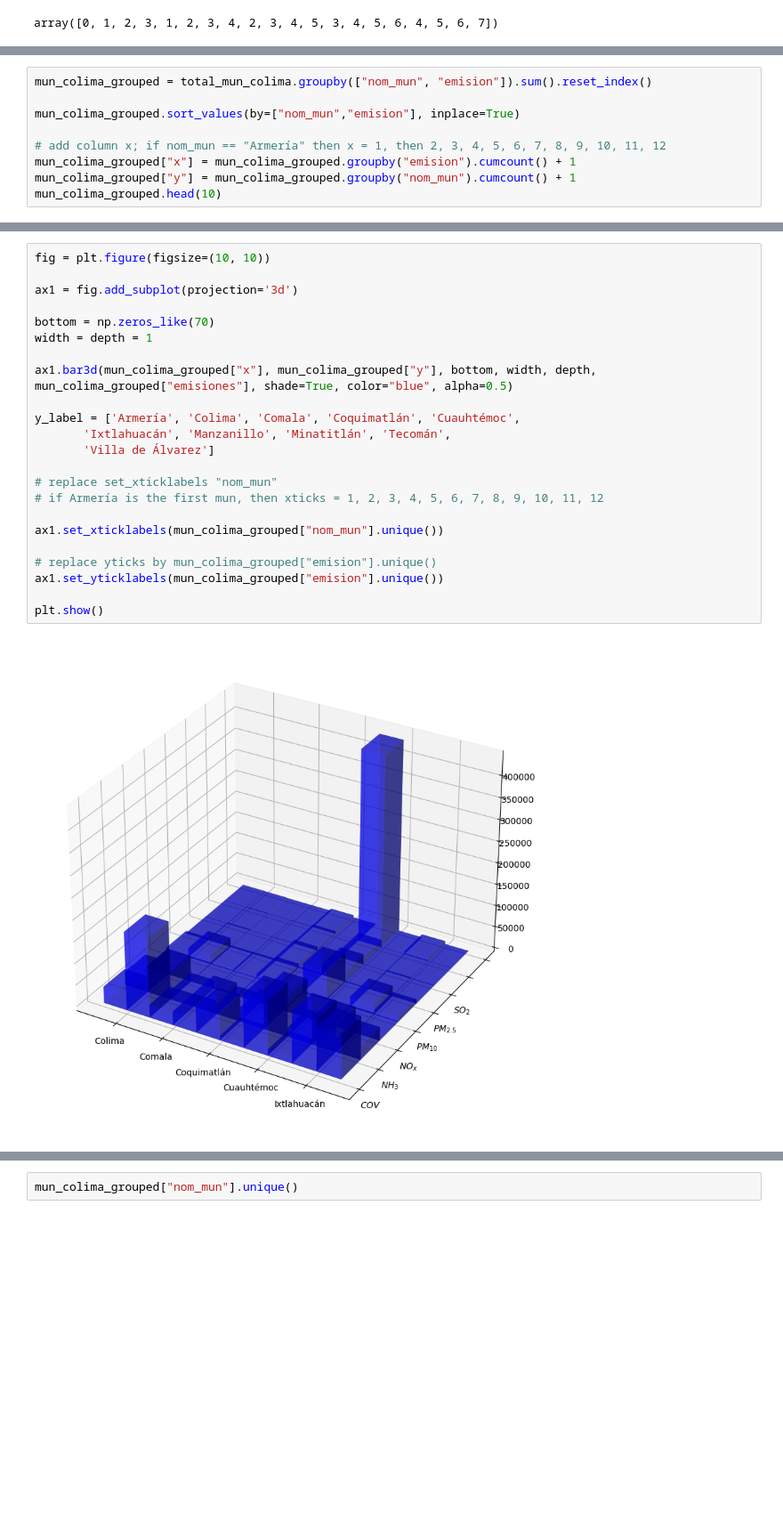
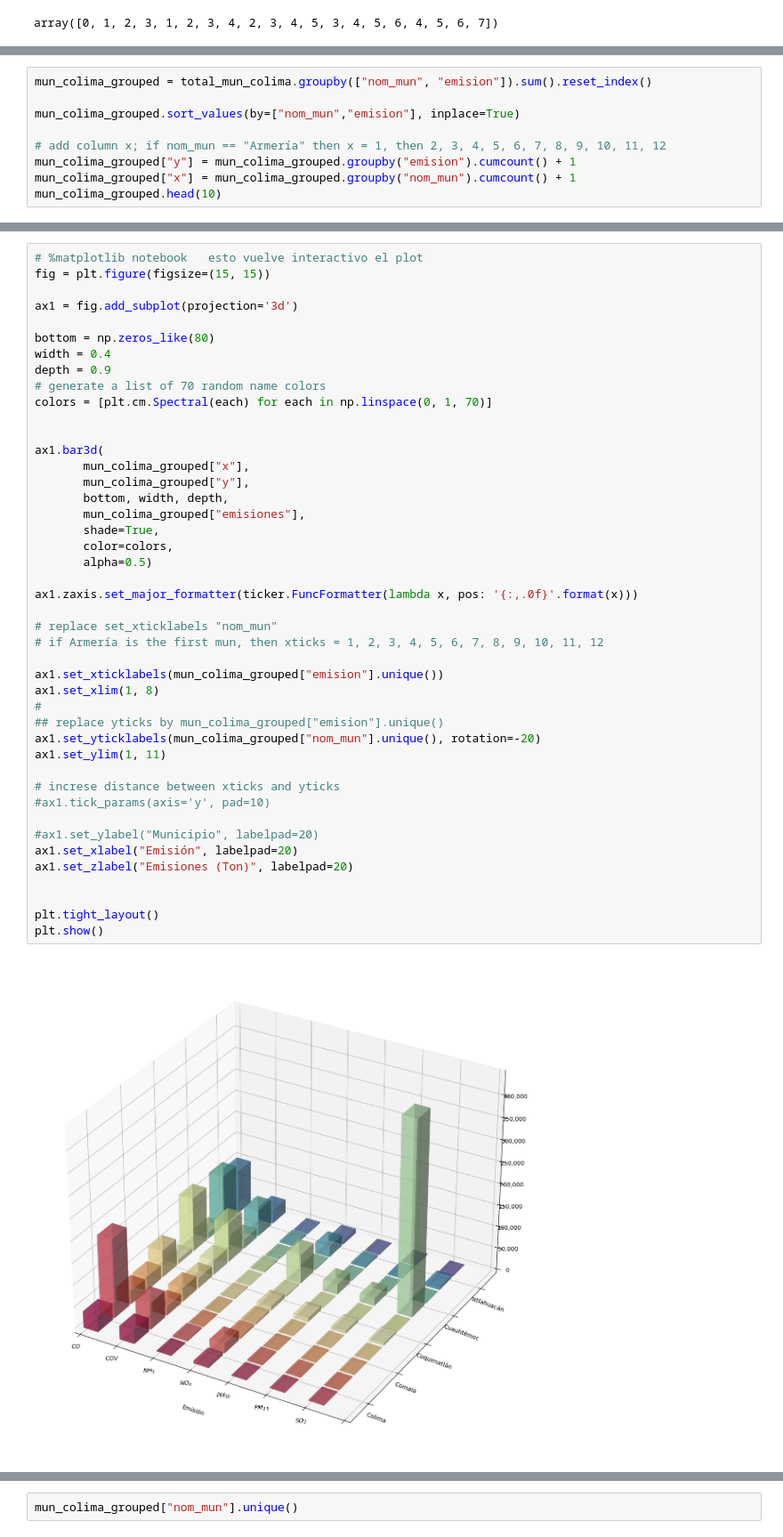
Before and after one commit to pcorner10/pronaces_analisis, a Jupyter notebook: INEM.ipynb, the cells around one changed output, grey strips where cells are left out. Shown at 89% size. Drawn from its saved outputs; the diff is of its cells as text; blank space fills up the shorter version.

```diff
--- a/INEM.ipynb
+++ b/INEM.ipynb
@@ -669,7 +672,7 @@ mun_colima_grouped = total_mun_colima.groupby(["nom_mun", "emision"]).sum().rese
 mun_colima_grouped.sort_values(by=["nom_mun","emision"], inplace=True)
 
 # add column x; if nom_mun == "Armería" then x = 1, then 2, 3, 4, 5, 6, 7, 8, 9, 10, 11, 12
-mun_colima_grouped["x"] = mun_colima_grouped.groupby("emision").cumcount() + 1
-mun_colima_grouped["y"] = mun_colima_grouped.groupby("nom_mun").cumcount() + 1
+mun_colima_grouped["y"] = mun_colima_grouped.groupby("emision").cumcount() + 1
+mun_colima_grouped["x"] = mun_colima_grouped.groupby("nom_mun").cumcount() + 1
 mun_colima_grouped.head(10)
 # %% [output]
@@ -687,25 +706,46 @@ mun_colima_grouped.head(10)
 # %%
-fig = plt.figure(figsize=(10, 10))
+# %matplotlib notebook   esto vuelve interactivo el plot
+fig = plt.figure(figsize=(15, 15))
 
 ax1 = fig.add_subplot(projection='3d')
 
-bottom = np.zeros_like(70)
-width = depth = 1
+bottom = np.zeros_like(80)
+width = 0.4
+depth = 0.9
+# generate a list of 70 random name colors
+colors = [plt.cm.Spectral(each) for each in np.linspace(0, 1, 70)]
 
-ax1.bar3d(mun_colima_grouped["x"], mun_colima_grouped["y"], bottom, width, depth, mun_colima_grouped["emisiones"], shade=True, color="blue", alpha=0.5)
 
-y_label = ['Armería', 'Colima', 'Comala', 'Coquimatlán', 'Cuauhtémoc',
-       'Ixtlahuacán', 'Manzanillo', 'Minatitlán', 'Tecomán',
-       'Villa de Álvarez']
+ax1.bar3d(
+       mun_colima_grouped["x"],
+       mun_colima_grouped["y"],
+       bottom, width, depth,
+       mun_colima_grouped["emisiones"],
+       shade=True,
+       color=colors,
+       alpha=0.5)
+
+ax1.zaxis.set_major_formatter(ticker.FuncFormatter(lambda x, pos: '{:,.0f}'.format(x)))
 
 # replace set_xticklabels "nom_mun"
 # if Armería is the first mun, then xticks = 1, 2, 3, 4, 5, 6, 7, 8, 9, 10, 11, 12
 
-ax1.set_xticklabels(mun_colima_grouped["nom_mun"].unique())
+ax1.set_xticklabels(mun_colima_grouped["emision"].unique())
+ax1.set_xlim(1, 8)
+#
+## replace yticks by mun_colima_grouped["emision"].unique()
+ax1.set_yticklabels(mun_colima_grouped["nom_mun"].unique(), rotation=-20)
+ax1.set_ylim(1, 11)
 
-# replace yticks by mun_colima_grouped["emision"].unique()
-ax1.set_yticklabels(mun_colima_grouped["emision"].unique())
+# increse distance between xticks and yticks
+#ax1.tick_params(axis='y', pad=10)
 
+#ax1.set_ylabel("Municipio", labelpad=20)
+ax1.set_xlabel("Emisión", labelpad=20)
+ax1.set_zlabel("Emisiones (Ton)", labelpad=20)
+
+
+plt.tight_layout()
 plt.show()
 # %% [output]
-[figure, old version]
+[figure, new version]
```
Also changed, not shown: parts of 7 cells of this notebook, 2 other files.
